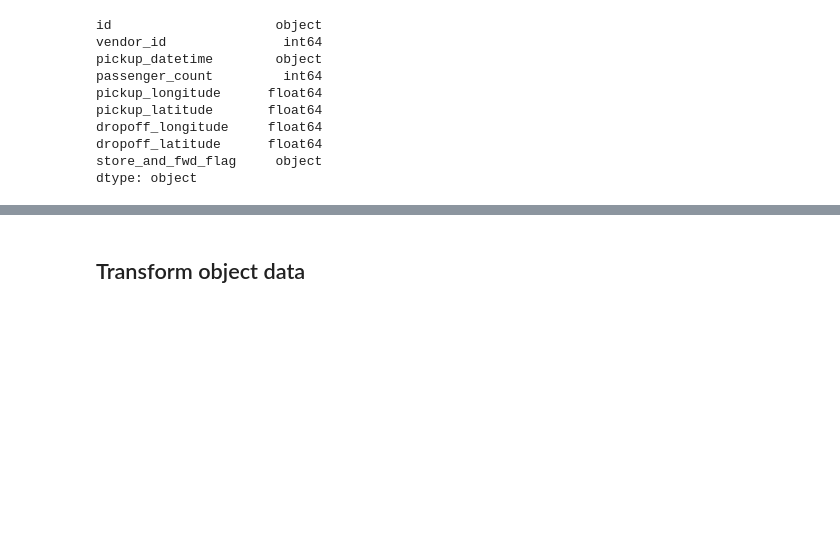
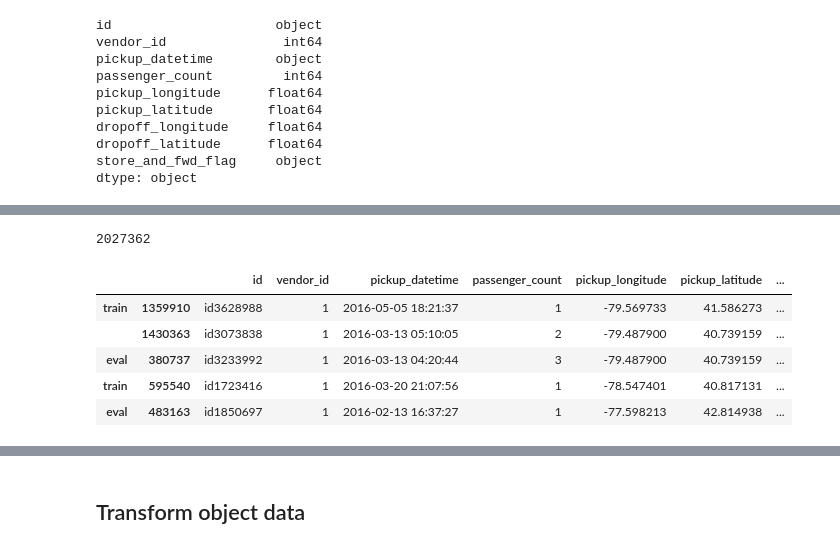
Before and after one commit to latuannetnam/kaggle, a Jupyter notebook: New York City Taxi Trip Duration/nb-taxi-trip-duration-v2-osrm.ipynb, the cells around one changed output, grey strips where cells are left out. Drawn from its saved outputs; the diff is of its cells as text; code cells hidden in the pictures; blank space fills up the shorter version.

```diff
--- a/New York City Taxi Trip Duration/nb-taxi-trip-duration-v2-osrm.ipynb
+++ b/New York City Taxi Trip Duration/nb-taxi-trip-duration-v2-osrm.ipynb
@@ -248,0 +292,12 @@ dtype: object
+# %%
+data_not_null = data[data[col].notnull()].sort_values([col_lon, col_lat])
+print(len(data_not_null))
+data_not_null[:5]
+# %% [output]
+2027362
+|  |  | id | vendor_id | pickup_datetime | passenger_count | pickup_longitude | pickup_latitude | ... |
+| train | 1359910 | id3628988 | 1 | 2016-05-05 18:21:37 | 1 | -79.569733 | 41.586273 | ... |
+|  | 1430363 | id3073838 | 1 | 2016-03-13 05:10:05 | 2 | -79.487900 | 40.739159 | ... |
+| eval | 380737 | id3233992 | 1 | 2016-03-13 04:20:44 | 3 | -79.487900 | 40.739159 | ... |
+| train | 595540 | id1723416 | 1 | 2016-03-20 21:07:56 | 1 | -78.547401 | 40.817131 | ... |
+| eval | 483163 | id1850697 | 1 | 2016-02-13 16:37:27 | 1 | -77.598213 | 42.814938 | ... |
```
Also changed, not shown: parts of 20 cells of this notebook, 1 other file.
